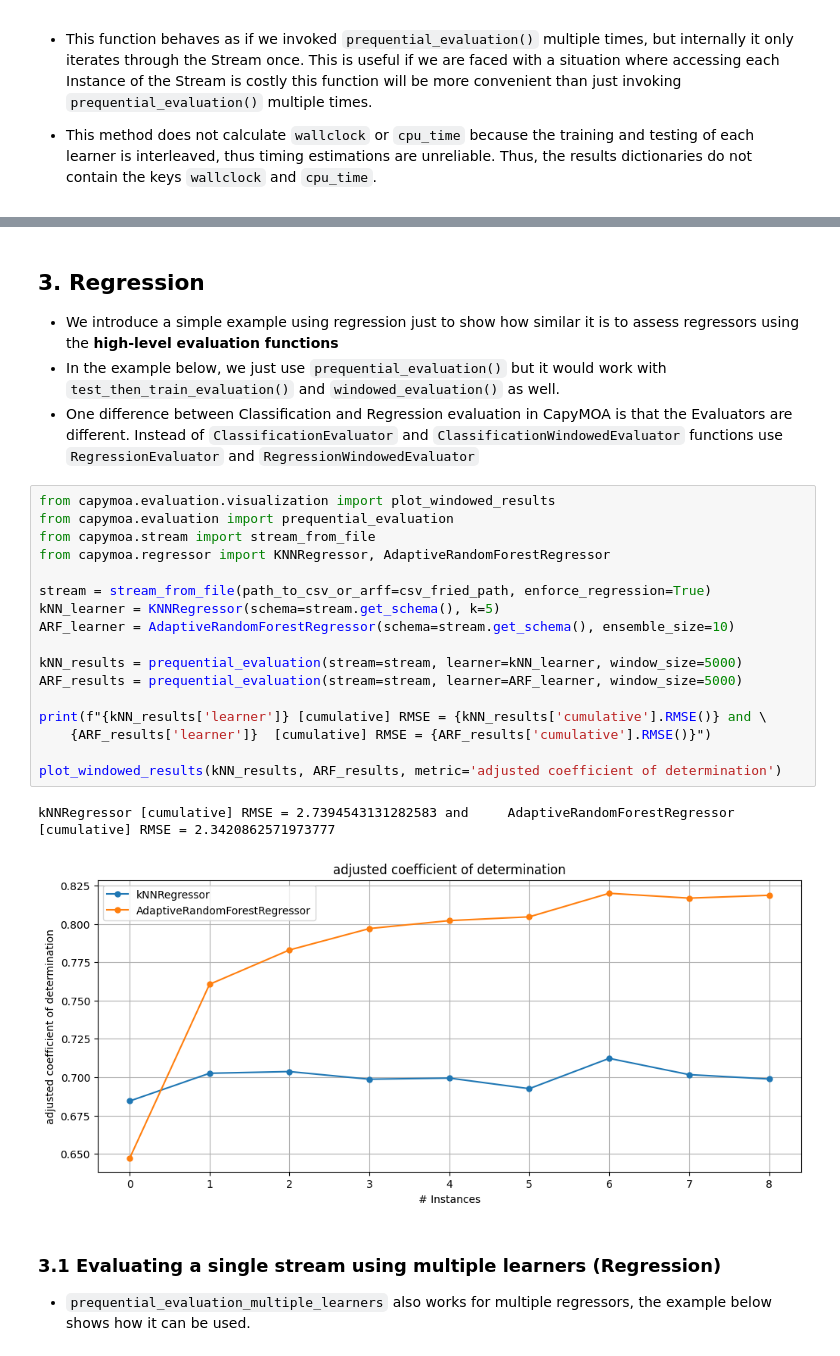
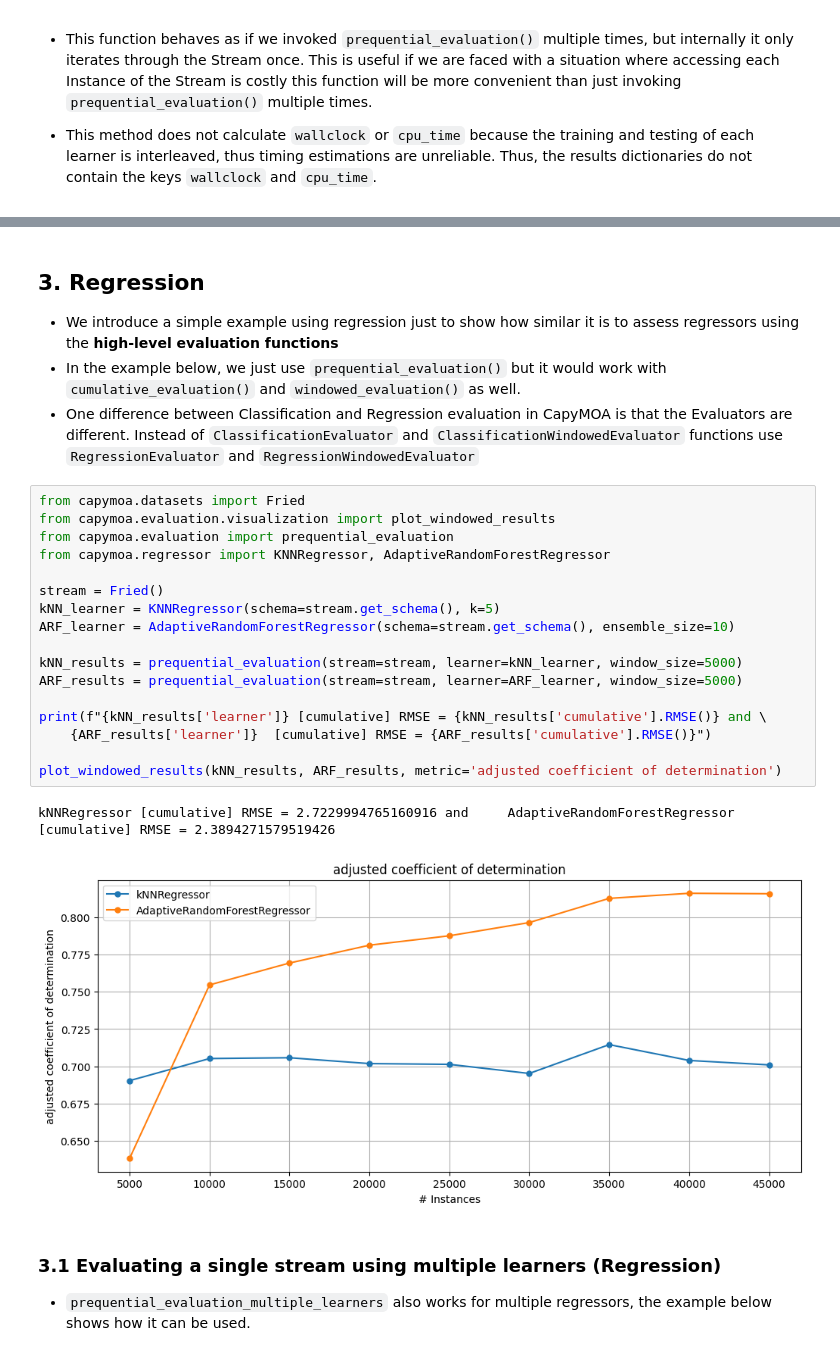
Before and after one commit to adaptive-machine-learning/CapyMOA, a Jupyter notebook: notebooks/01_evaluation.ipynb, the cells around one changed output, grey strips where cells are left out. Drawn from its saved outputs; the diff is of its cells as text.

Commit message:
feat: evaluation tests and fixes

````diff
--- a/notebooks/01_evaluation.ipynb
+++ b/notebooks/01_evaluation.ipynb
@@ -298,28 +290,28 @@ OB final accuracy = 79.15342514124293 and ARF final accuracy = 87.5684145480226
 ## 3. Regression
 
 * We introduce a simple example using regression just to show how similar it is to assess regressors using the **high-level evaluation functions**
-* In the example below, we just use ```prequential_evaluation()``` but it would work with ```test_then_train_evaluation()``` and ```windowed_evaluation()``` as well.
+* In the example below, we just use ```prequential_evaluation()``` but it would work with ```cumulative_evaluation()``` and ```windowed_evaluation()``` as well.
 * One difference between Classification and Regression evaluation in CapyMOA is that the Evaluators are different. Instead of ```ClassificationEvaluator``` and ```ClassificationWindowedEvaluator``` functions use ```RegressionEvaluator``` and ```RegressionWindowedEvaluator```
 # %%
+from capymoa.datasets import Fried
 from capymoa.evaluation.visualization import plot_windowed_results
 from capymoa.evaluation import prequential_evaluation
-from capymoa.stream import stream_from_file
 from capymoa.regressor import KNNRegressor, AdaptiveRandomForestRegressor
 
-stream = stream_from_file(path_to_csv_or_arff=csv_fried_path, enforce_regression=True)
+stream = Fried()
 kNN_learner = KNNRegressor(schema=stream.get_schema(), k=5)
 ARF_learner = AdaptiveRandomForestRegressor(schema=stream.get_schema(), ensemble_size=10)
 
 kNN_results = prequential_evaluation(stream=stream, learner=kNN_learner, window_size=5000)
 ARF_results = prequential_evaluation(stream=stream, learner=ARF_learner, window_size=5000)
 
 print(f"{kNN_results['learner']} [cumulative] RMSE = {kNN_results['cumulative'].RMSE()} and \
     {ARF_results['learner']}  [cumulative] RMSE = {ARF_results['cumulative'].RMSE()}")
 
 plot_windowed_results(kNN_results, ARF_results, metric='adjusted coefficient of determination')
 # %% [output]
-kNNRegressor [cumulative] RMSE = 2.7394543131282583 and     AdaptiveRandomForestRegressor  [cumulative] RMSE = 2.3420862571973777
+kNNRegressor [cumulative] RMSE = 2.7229994765160916 and     AdaptiveRandomForestRegressor  [cumulative] RMSE = 2.3894271579519426
-[figure, old version]
+[figure, new version]
 # %% [markdown]
 ### 3.1 Evaluating a single stream using multiple learners (Regression)
 
````
Also changed, not shown: parts of 12 cells of this notebook, 11 other files.
